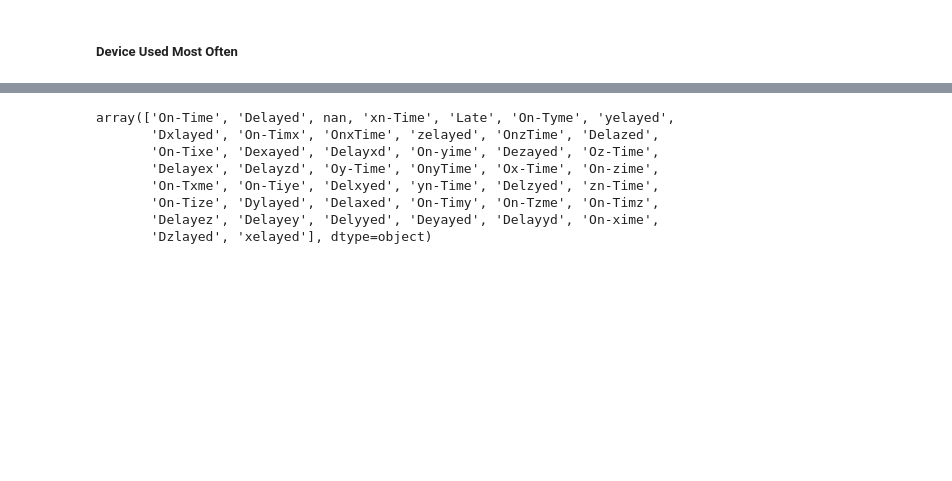
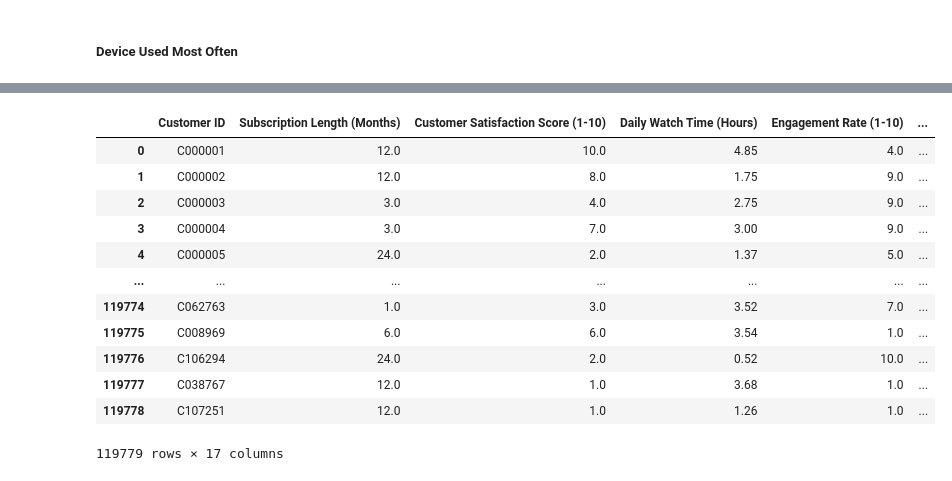
Before and after one commit to SKNetworks-AI19-250818/SKN19_2ND_3TEAM, a Jupyter notebook: EDA/EDA_bsj.ipynb, the cells around one changed output, grey strips where cells are left out. Cells and saved outputs as stored; diff of their text form; code cells hidden in the pictures; blank space fills up the shorter version.

```diff
--- a/EDA/EDA_bsj.ipynb
+++ b/EDA/EDA_bsj.ipynb
@@ -294,3 +295,0 @@ See the caveats in the documentation: https://pandas.pydata.org/pandas-docs/stab
-# %%
-# Smart_Television을 Smart TV로 통일
-df[df['Device Used Most Often'] == 'Smart_Television']['Device Used Most Often'] = 'Smart TV'
@@ -328,3 +295,0 @@ array(['Action', 'Thriller', 'Comedy', 'Drama', 'Romance', 'Sci-Fi',
-# %%
-df['Genre Preference'].fillna('unknown', inplace=True)
-df['Genre Preference'].isnull().sum()
@@ -339,15 +295,0 @@ np.int64(0)
-# %%
-# 문자열 유사 매칭으로 노이즈 정상화
-from difflib import get_close_matches
-
-correct_categories = ['Action', 'Thriller', 'Comedy', 'Drama', 'Romance', 'Sci-Fi', 'Documentary']
-
-for i in range(len(df['Genre Preference'])):
-    data = df['Genre Preference'].iloc[i]
-    if data != 'unknown':
-        word_normalized = data.replace('_', ' ')
-
-        matches = get_close_matches(word_normalized, correct_categories, n=1, cutoff=0.6)
-
-        if matches:
-            df['Genre Preference'].iloc[i] = matches[0]
@@ -405,19 +295,0 @@ array(['Europe', 'Asia', 'North America', 'Africa', 'South America', nan,
-# %%
-df['Region'].fillna('unknown', inplace=True)
-
-# 문자열 유사 매칭으로 노이즈 정상화
-from difflib import get_close_matches
-
-correct_categories = ['Europe', 'Asia', 'North America', 'Africa', 'South America']
-
-for i in range(len(df['Region'])):
-    data = df['Region'].iloc[i]
-    if data != 'unknown':
-        word_normalized = data.replace('_', ' ')
-
-        matches = get_close_matches(word_normalized, correct_categories, n=1, cutoff=0.6)
-
-        if matches:
-            df['Region'].iloc[i] = matches[0]
-
-df['Region'].unique(), df['Region'].isnull().sum()
@@ -445,0 +320,16 @@ df.to_csv('./data/netflix_userdata_denoise.csv', index=False)
+# %%
+df
+# %% [output]
+|  | Customer ID | Subscription Length (Months) | Customer Satisfaction Score (1-10) | Daily Watch Time (Hours) | Engagement Rate (1-10) | ... |
+| 0 | C000001 | 12.0 | 10.0 | 4.85 | 4.0 | ... |
+| 1 | C000002 | 12.0 | 8.0 | 1.75 | 9.0 | ... |
+| 2 | C000003 | 3.0 | 4.0 | 2.75 | 9.0 | ... |
+| 3 | C000004 | 3.0 | 7.0 | 3.00 | 9.0 | ... |
+| 4 | C000005 | 24.0 | 2.0 | 1.37 | 5.0 | ... |
+| ... | ... | ... | ... | ... | ... | ... |
+| 119774 | C062763 | 1.0 | 3.0 | 3.52 | 7.0 | ... |
+| 119775 | C008969 | 6.0 | 6.0 | 3.54 | 1.0 | ... |
+| 119776 | C106294 | 24.0 | 2.0 | 0.52 | 10.0 | ... |
+| 119777 | C038767 | 12.0 | 1.0 | 3.68 | 1.0 | ... |
+| 119778 | C107251 | 12.0 | 1.0 | 1.26 | 1.0 | ... |
+119779 rows × 17 columns
@@ -452,14 +344,3 @@ numerical_cols = [
 categorical_cols = [
     'Customer ID', 'Device Used Most Often', 'Genre Preference', 'Region', 'Payment History (On-Time/Delayed)', 'Subscription Plan', 'Churn status'
 ]
-# %%
-df['Payment History (On-Time/Delayed)'].unique()
-# %% [output]
-array(['On-Time', 'Delayed', nan, 'xn-Time', 'Late', 'On-Tyme', 'yelayed',
-       'Dxlayed', 'On-Timx', 'OnxTime', 'zelayed', 'OnzTime', 'Delazed',
-       'On-Tixe', 'Dexayed', 'Delayxd', 'On-yime', 'Dezayed', 'Oz-Time',
-       'Delayex', 'Delayzd', 'Oy-Time', 'OnyTime', 'Ox-Time', 'On-zime',
-       'On-Txme', 'On-Tiye', 'Delxyed', 'yn-Time', 'Delzyed', 'zn-Time',
-       'On-Tize', 'Dylayed', 'Delaxed', 'On-Timy', 'On-Tzme', 'On-Timz',
-       'Delayez', 'Delayey', 'Delyyed', 'Deyayed', 'Delayyd', 'On-xime',
-       'Dzlayed', 'xelayed'], dtype=object)
```
Also changed, not shown: parts of 23 cells of this notebook, 1 other file.
